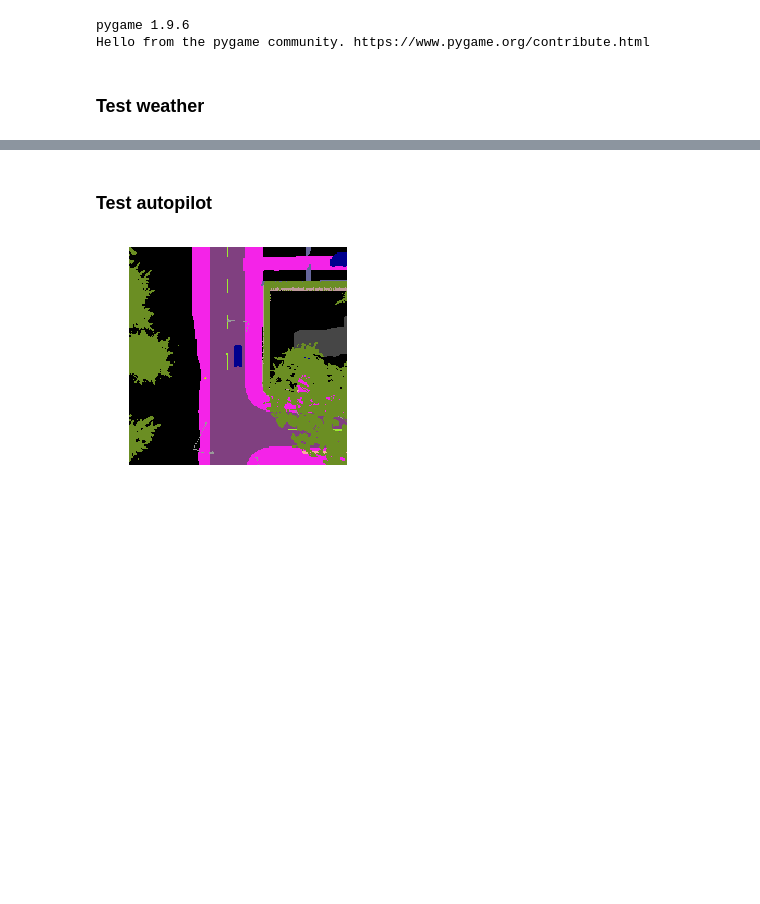
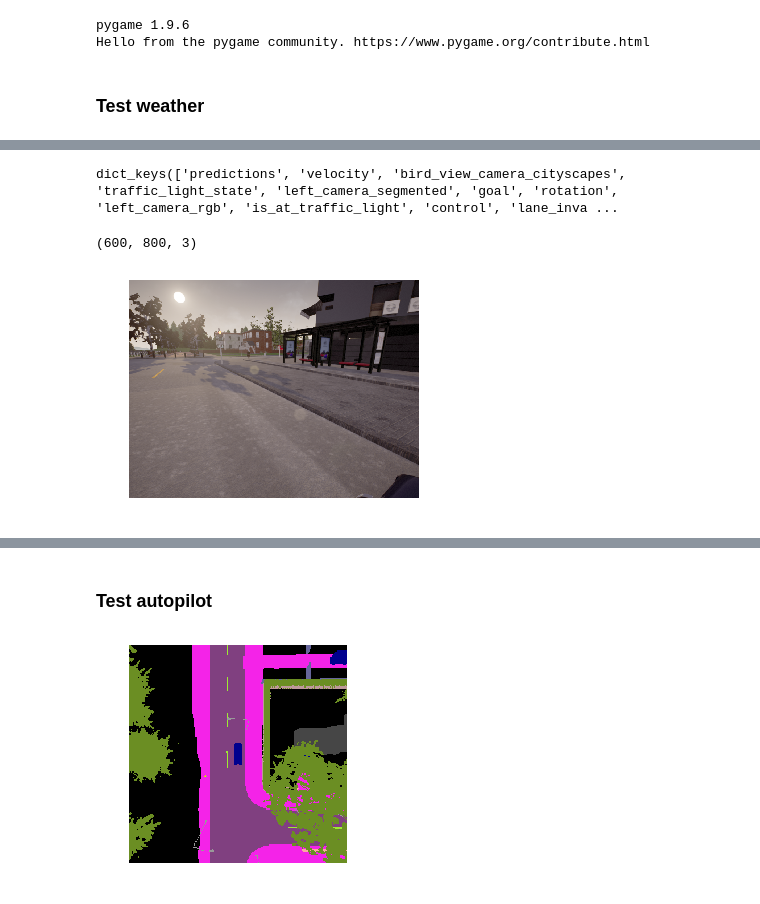
Before and after one commit to weirayao/oatomobile, a Jupyter notebook: oatomobile.ipynb, the cells around one changed output, grey strips where cells are left out. Cells and saved outputs as stored; diff of their text form; code cells hidden in the pictures; blank space fills up the shorter version.

Commit message:
add semantic/depth sensors

```diff
--- a/oatomobile.ipynb
+++ b/oatomobile.ipynb
@@ -21,0 +44,13 @@ observation = environment.reset()
+# %%
+observation.keys()
+# %% [output]
+dict_keys(['predictions', 'velocity', 'bird_view_camera_cityscapes', 'traffic_light_state', 'left_camera_segmented', 'goal', 'rotation', 'left_camera_rgb', 'is_at_traffic_light', 'control', 'lane_inva ...
+# %%
+observation['right_camera_depth'].shape
+# %% [output]
+(600, 800, 3)
+# %%
+plt.imshow(observation['right_camera_rgb'])
+plt.axis('off');
+# %% [output]
+[figure, added]
```
Also changed, not shown: parts of 6 cells of this notebook, 6 other files.
